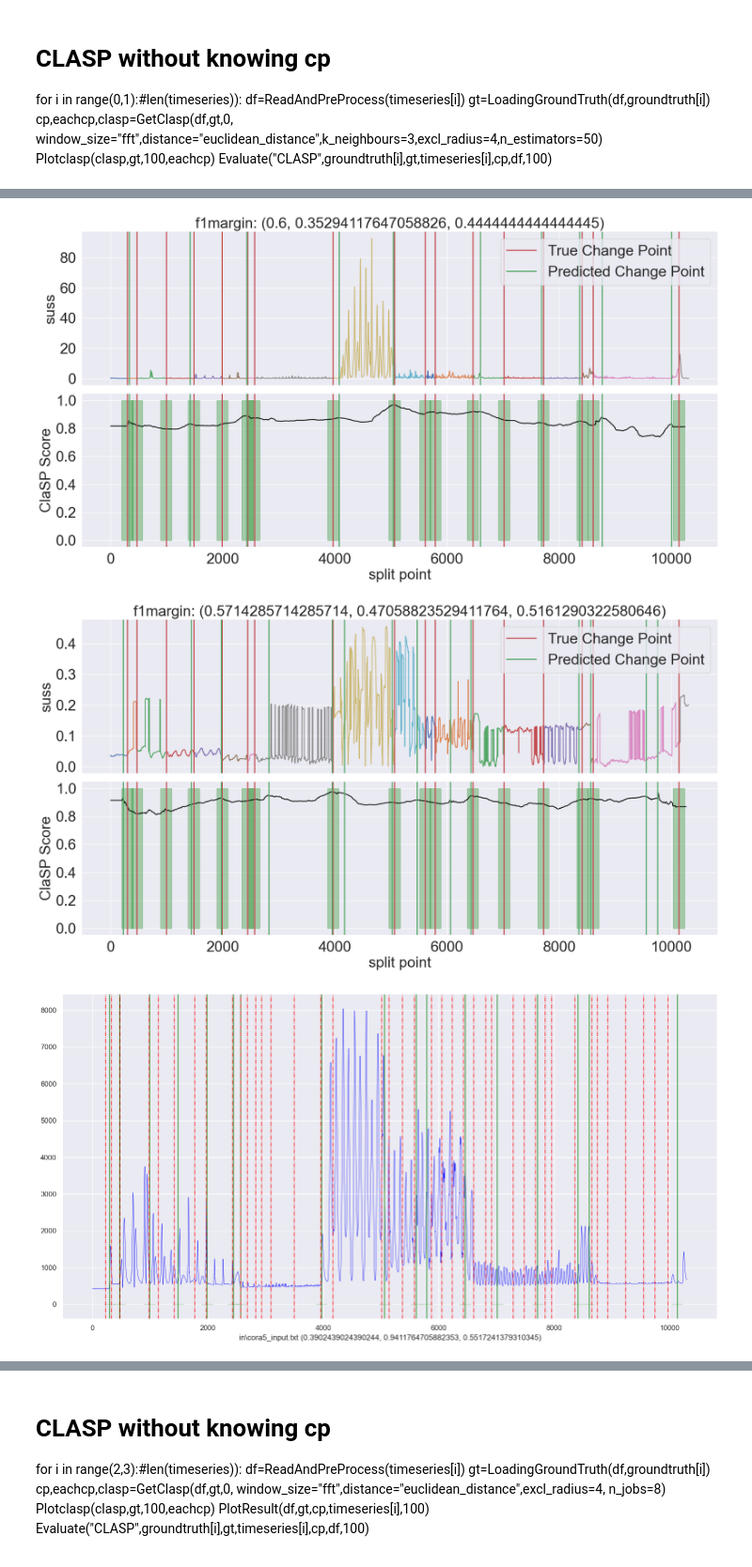
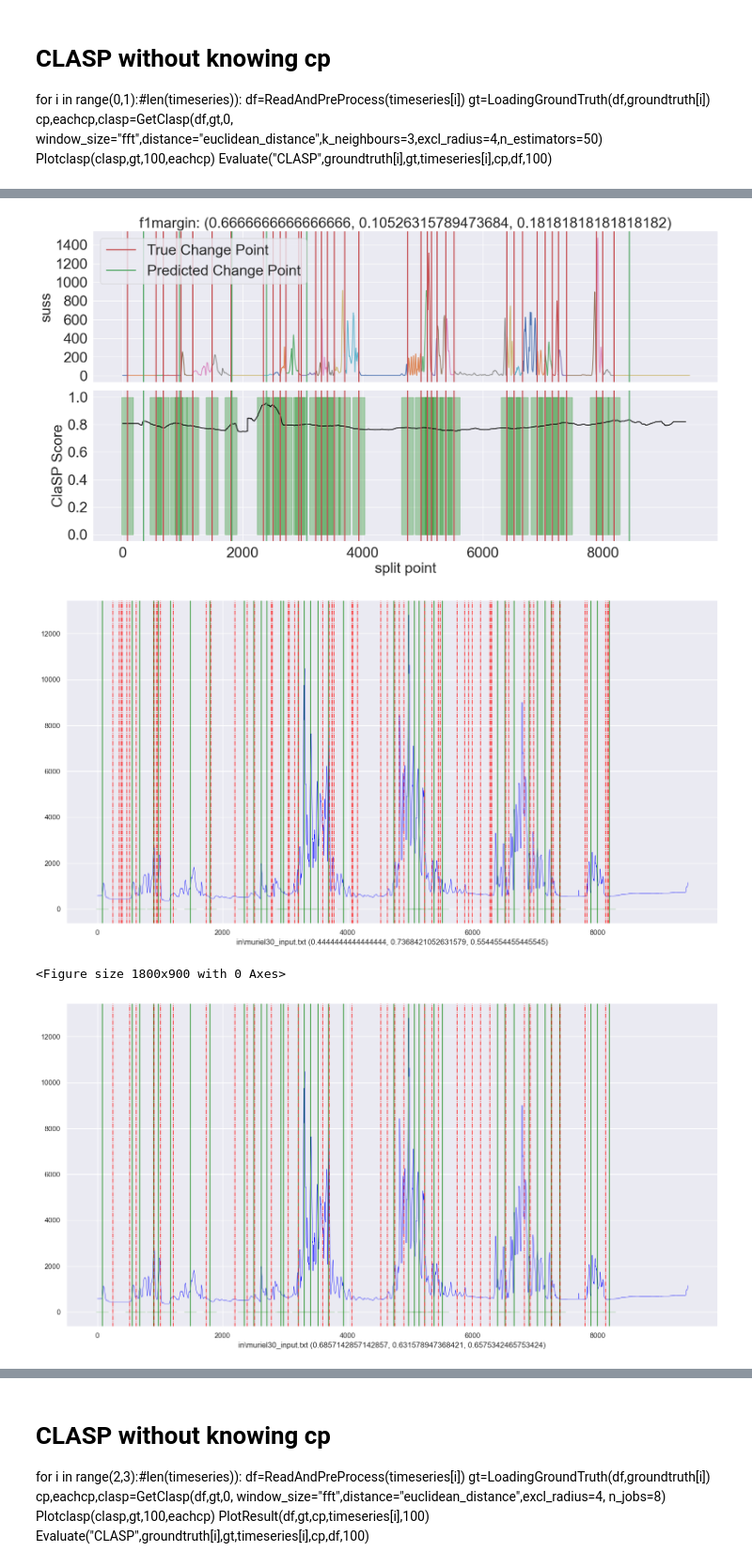
Before and after one commit to mosenco/CUSUMMO, a Jupyter notebook: clasptest copy.ipynb, the cells around one changed output, grey strips where cells are left out. Shown at 94% size. Saved outputs shown, nothing was run; the diff lists cells and outputs as text; code cells hidden in the pictures.

```diff
--- a/clasptest copy.ipynb
+++ b/clasptest copy.ipynb
@@ -199,10 +202,6 @@ def PlotResult(df,gt,cp, nomeFile, margin,clasplist):
     plt.xlabel(f'{nomeFile} {f1scoremargin(gt.astype(int),cp.astype(int),margin)}')
 
     plt.figure(figsize=(18,9))
-
-    for idx,clasp in enumerate(clasplist):
-
-        plt.plot(np.arange(len(clasp.profile)),clasp.profile,"blue",linewidth=0.5, alpha=0.8)
 # %%
 def Plotclasp(eachclasp,gt,margin,eachcp):
     #print("idx"+str(asd))
@@ -301,3 +291,6 @@ for i in range(0,1):#len(timeseries)):
     cp,eachcp,clasp=GetClasp(df,gt,0, window_size="fft",distance="euclidean_distance",k_neighbours=3,excl_radius=4,n_estimators=50)
     Plotclasp(clasp,gt,100,eachcp)
     Evaluate("CLASP",groundtruth[i],gt,timeseries[i],cp,df,100)
+# %%
+df=ReadAndPreProcess(timeseries[19])
+LoadingGroundTruth(df,groundtruth[19])
@@ -304,3 +325,37 @@ for i in range(0,1):#len(timeseries)):
+# %%
+def IgnoreZone(idx,cpraw):
+    cp = cpraw.tolist()
+    if idx == 0:
+        for i in range(len(cp)-1, -1, -1):
+            if cp[i] > 3944.7118557910376+100 and cp[i] < 5911.693516853054-100 or cp[i] > 12845.0+100:
+                cp.pop(i)
+
+
+    elif idx == 1:
+        for i in range(len(cp)-1, -1, -1):
+            if cp[i] > 2874.607407407407+100 and cp[i] < 4016.935849056604-100:
+                cp.pop(i)
+
+    elif idx == 16:
+        for i in range(len(cp)-1, -1, -1):
+            if cp[i] > 180.03455207940698+100 and cp[i] < 1227.051137077522-100 or cp[i] > 5865.505591154668+100:
+                cp.pop(i)
+
+    elif idx == 17:
+        for i in range(len(cp)-1, -1, -1):
+            if cp[i] > 138.33224102186853+100 and cp[i] < 3677.231833076974-100:
+                cp.pop(i)
+
+
+    elif idx == 19:
+        for i in range(len(cp)-1, -1, -1):
+            if cp[i] > 8187.634803581529+100:
+                cp.pop(i)
+
+
+    else:
+        print("error IgnoreZone()")
+    return np.array(cp)
 # %%
 def delnear(arr,range):
     i = 0
@@ -328,11 +383,13 @@ def delnear(arr,range):
     return arr
 # %%
 # CLASP without knowing cp
-for i in range(2,3):#len(timeseries)):
+for i in range(19,20):#len(timeseries)):
     df=ReadAndPreProcess(timeseries[i])
     gt=LoadingGroundTruth(df,groundtruth[i])
     cp,eachcp,clasp=GetClasp(df,gt,0, window_size="suss",distance="euclidean_distance",excl_radius=4, n_jobs=8)
+    cp=IgnoreZone(i,cp)
     Plotclasp(clasp,gt,100,eachcp)
+    PlotResult(df,gt,cp,timeseries[i],100,clasp)
     cp=delnear(cp,100)
     PlotResult(df,gt,cp,timeseries[i],100,clasp)
     Evaluate("CLASP",groundtruth[i],gt,timeseries[i],cp,df,100)
@@ -365,3 +420,4 @@ f1margin: (0.3902439024390244, 0.9411764705882353, 0.5517241379310345)
-[figure, old version]
+[figure, new version]
-[figure, old version]
+[figure, new version]
+<Figure size 1800x900 with 0 Axes>
-[figure, old version]
+[figure, new version]
```
Also changed, not shown: parts of 6 cells of this notebook, 5 other files.
